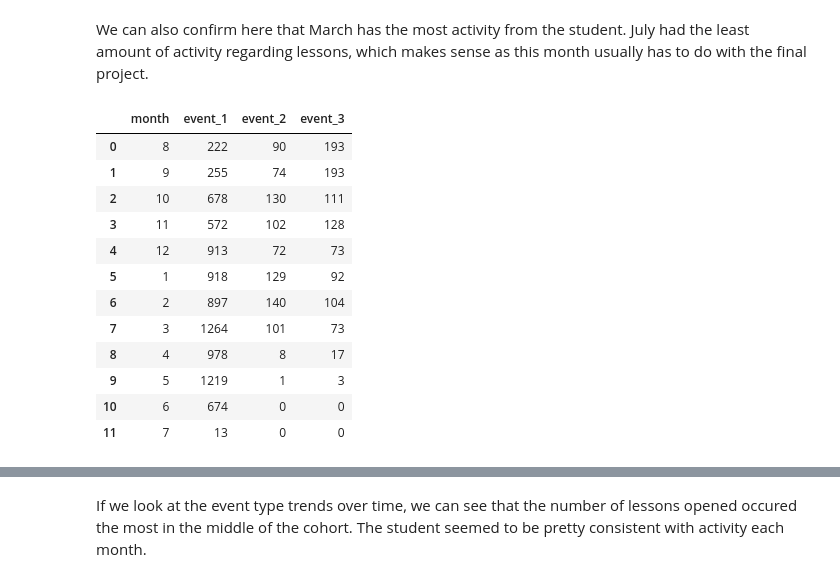
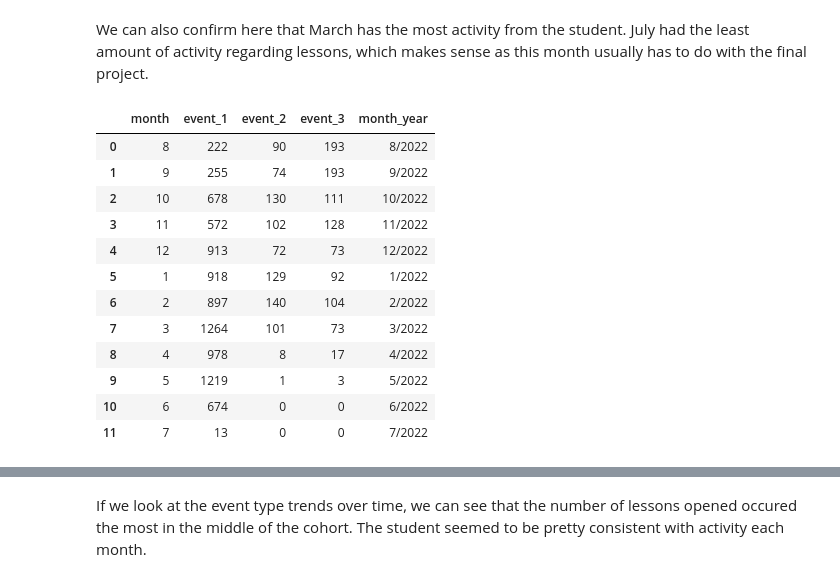
Before and after one commit to L-michelle/Projects, a Jupyter notebook: Student Bootcamp Analysis/Student Data Challenge.ipynb, the cells around one changed output, grey strips where cells are left out. Cells and saved outputs as stored; diff of their text form; code cells hidden in the pictures.

```diff
--- a/Student Bootcamp Analysis/Student Data Challenge.ipynb
+++ b/Student Bootcamp Analysis/Student Data Challenge.ipynb
@@ -389,19 +403,20 @@ We can also confirm here that March has the most activity from the student. July
 # %%
 #taking a closer look, making a pivot table to look at event types completed during each month
 monthly_event = student.pivot_table(index='dt_month', values='student', columns='event_type', aggfunc='count').reset_index()
 monthly_event.columns = ['month', 'event_1', 'event_2', 'event_3']
+monthly_event['month_year'] = monthly_event['month'].apply(lambda x: f"{x}/2022")
 monthly_event
 # %% [output]
-|  | month | event_1 | event_2 | event_3 |
-| 0 | 8 | 222 | 90 | 193 |
-| 1 | 9 | 255 | 74 | 193 |
-| 2 | 10 | 678 | 130 | 111 |
-| 3 | 11 | 572 | 102 | 128 |
-| 4 | 12 | 913 | 72 | 73 |
-| 5 | 1 | 918 | 129 | 92 |
-| 6 | 2 | 897 | 140 | 104 |
-| 7 | 3 | 1264 | 101 | 73 |
-| 8 | 4 | 978 | 8 | 17 |
-| 9 | 5 | 1219 | 1 | 3 |
-| 10 | 6 | 674 | 0 | 0 |
-| 11 | 7 | 13 | 0 | 0 |
+|  | month | event_1 | event_2 | event_3 | month_year |
+| 0 | 8 | 222 | 90 | 193 | 8/2022 |
+| 1 | 9 | 255 | 74 | 193 | 9/2022 |
+| 2 | 10 | 678 | 130 | 111 | 10/2022 |
+| 3 | 11 | 572 | 102 | 128 | 11/2022 |
+| 4 | 12 | 913 | 72 | 73 | 12/2022 |
+| 5 | 1 | 918 | 129 | 92 | 1/2022 |
+| 6 | 2 | 897 | 140 | 104 | 2/2022 |
+| 7 | 3 | 1264 | 101 | 73 | 3/2022 |
+| 8 | 4 | 978 | 8 | 17 | 4/2022 |
+| 9 | 5 | 1219 | 1 | 3 | 5/2022 |
+| 10 | 6 | 674 | 0 | 0 | 6/2022 |
+| 11 | 7 | 13 | 0 | 0 | 7/2022 |
```
Also changed, not shown: parts of 8 cells of this notebook, 1 other file.
